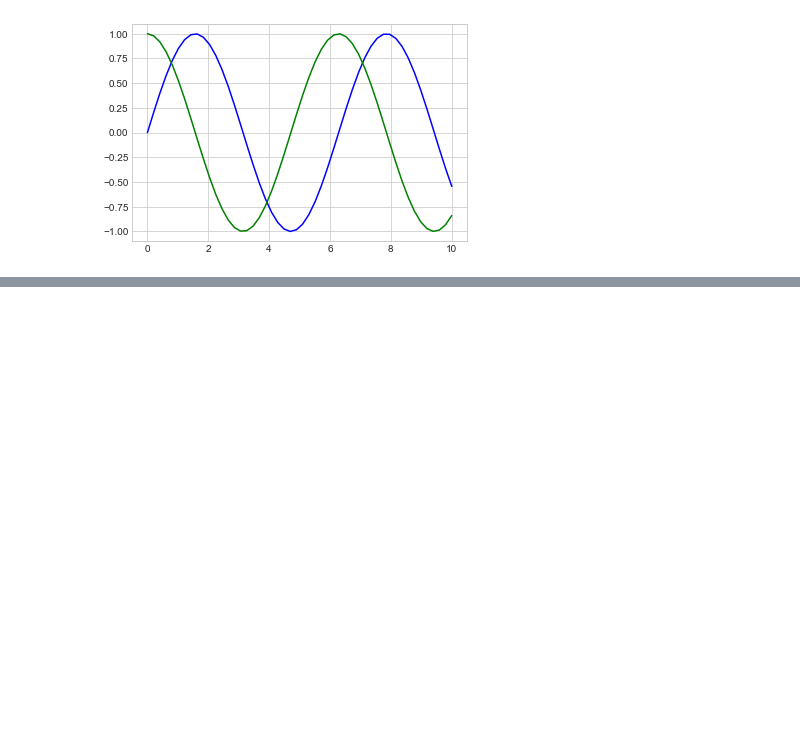
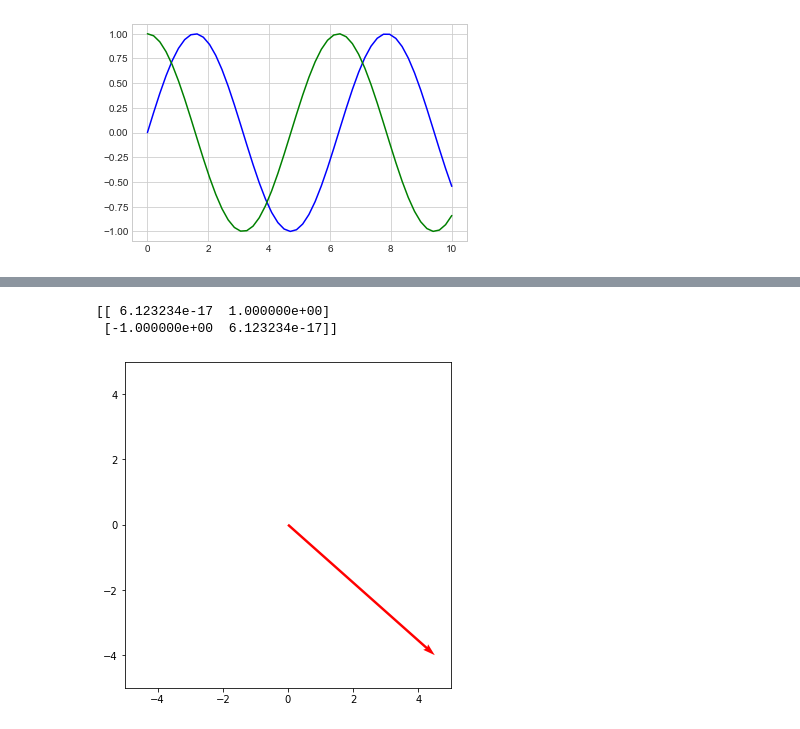
Before and after one commit to hemanth1313/Python-using-AI, a Jupyter notebook: Module 3/data_representations.ipynb, the cells around one changed output, grey strips where cells are left out. Drawn from its saved outputs; the diff is of its cells as text; code cells hidden in the pictures; blank space fills up the shorter version.

```diff
--- a/Module 3/data_representations.ipynb
+++ b/Module 3/data_representations.ipynb
@@ -155,0 +175,28 @@ plt.stem(k,x, use_line_collection=True)
+# %%
+theta = np.radians(-90)
+R = np.zeros((2,2))
+R[0,0]=np.cos(theta)
+R[0,1]=-np.sin(theta)
+R[1,0]=np.sin(theta)
+R[1,1]=np.cos(theta)
+print(R)
+
+new = np.zeros(vec.shape)
+new [0]=R[1,1]*vec[0] + R[0,1]*vec[1]
+new [0]=R[1,0]*vec[0] + R[0,0]*vec[1]
+new =R.dot(vec)
+
+origin = np.zeros(new.shape)
+
+plt.figure(figsize=(6,6))
+plt.quiver(*origin,*new, color=['r'],scale=1,units='xy')
+plt.grid()
+plt.xlim(-5,5)
+plt.ylim(-5,5)
+plt.grid()
+plt.gca().set_aspect('equal')
+plt.show()
+# %% [output]
+[[ 6.123234e-17  1.000000e+00]
+ [-1.000000e+00  6.123234e-17]]
+[figure, added]
```
Also changed, not shown: parts of 2 cells of this notebook.
